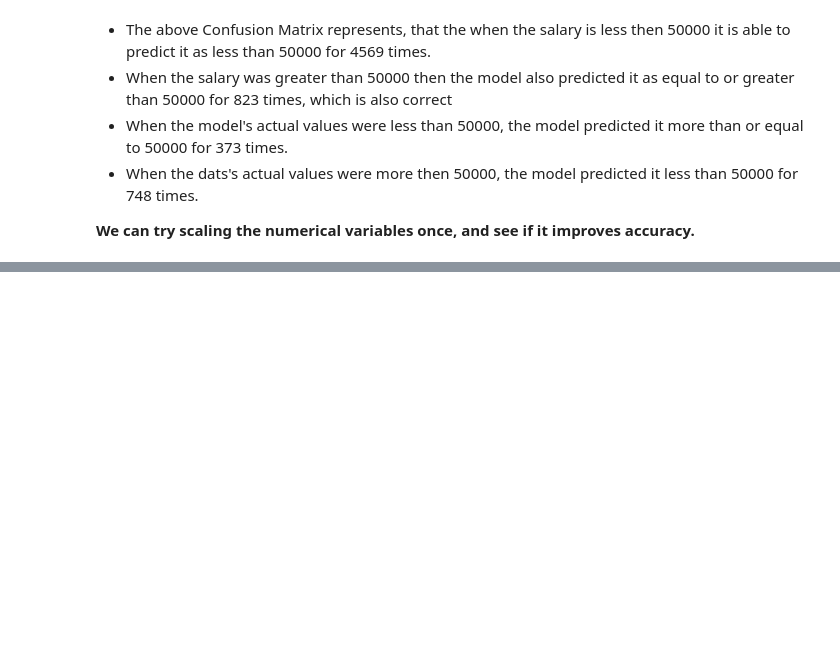
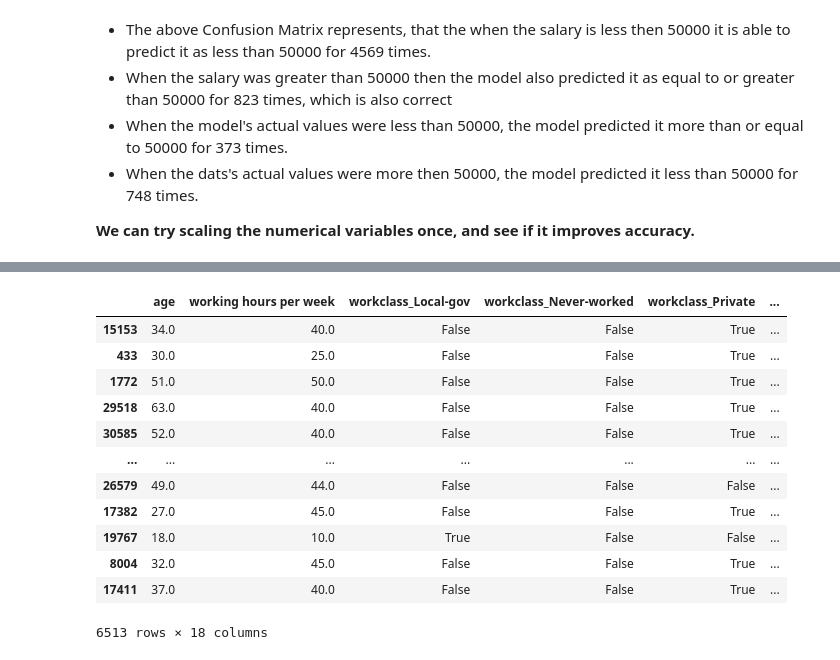
Before and after one commit to nikhil4859/Logistic-Regression, a Jupyter notebook: Salary_Prediction _Data.ipynb, the cells around one changed output, grey strips where cells are left out. Saved outputs shown, nothing was run; the diff lists cells and outputs as text; code cells hidden in the pictures; blank space fills up the shorter version.

```diff
--- a/Salary_Prediction _Data.ipynb
+++ b/Salary_Prediction _Data.ipynb
@@ -575,0 +649,16 @@ plt.show()
+# %%
+X_test_sc
+# %% [output]
+|  | age | working hours per week | workclass_Local-gov | workclass_Never-worked | workclass_Private | ... |
+| 15153 | 34.0 | 40.0 | False | False | True | ... |
+| 433 | 30.0 | 25.0 | False | False | True | ... |
+| 1772 | 51.0 | 50.0 | False | False | True | ... |
+| 29518 | 63.0 | 40.0 | False | False | True | ... |
+| 30585 | 52.0 | 40.0 | False | False | True | ... |
+| ... | ... | ... | ... | ... | ... | ... |
+| 26579 | 49.0 | 44.0 | False | False | False | ... |
+| 17382 | 27.0 | 45.0 | False | False | True | ... |
+| 19767 | 18.0 | 10.0 | True | False | False | ... |
+| 8004 | 32.0 | 45.0 | False | False | True | ... |
+| 17411 | 37.0 | 40.0 | False | False | True | ... |
+6513 rows × 18 columns
```
Also changed, not shown: parts of 14 cells of this notebook.
